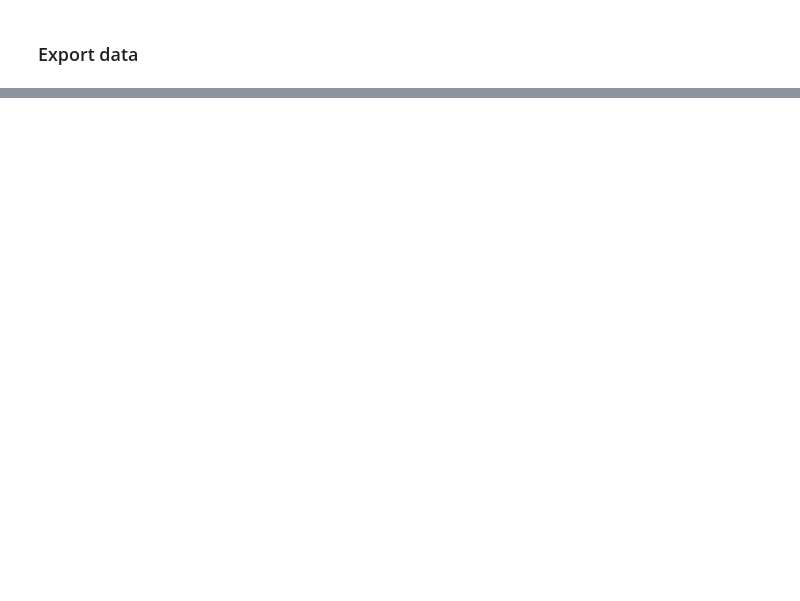
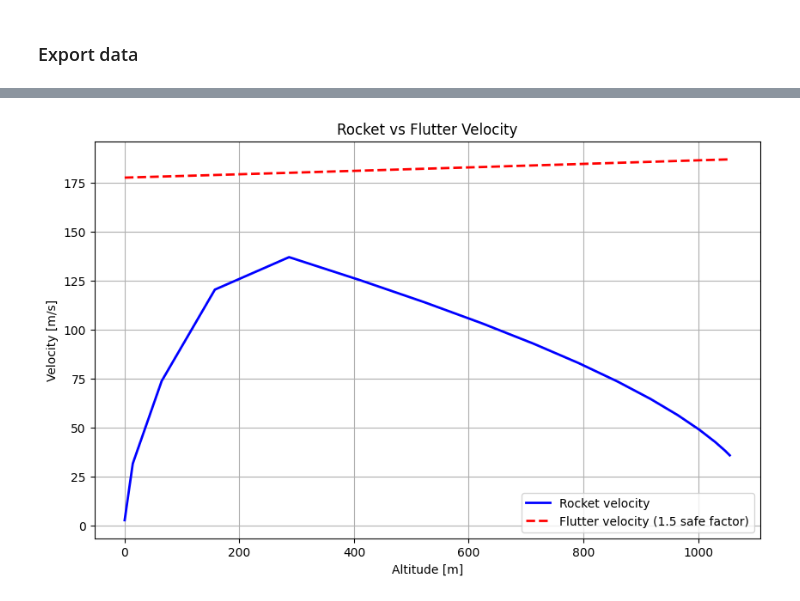
Before and after one commit to mesgus/Team-ITA-First-Steps---Mission-RDS1-Mk.2---31---Computational-analysis, a Jupyter notebook: RocketPY_1km.ipynb, the cells around one changed output, grey strips where cells are left out. Saved outputs shown, nothing was run; the diff lists cells and outputs as text; code cells hidden in the pictures; blank space fills up the shorter version.

```diff
--- a/RocketPY_1km.ipynb
+++ b/RocketPY_1km.ipynb
@@ -147,0 +233,88 @@ test_flight_balistic.plots.trajectory_3d(filename="trajectory_plot_1km_balistic.
+# %%
+T0_K = 288.15
+P0_Pa = 101325.0
+g0 = 9.80665
+R = 287.05287
+L_K_m = -0.0065
+H_tropo = 11000.0
+
+def T_K(alt_m):
+    if alt_m < H_tropo:
+        T = T0_K + L_K_m * alt_m
+    else:
+        T = 216.65
+    return T
+
+def p_Pa(alt_m):
+    T = T_K(alt_m)
+    if alt_m < H_tropo:
+        P = P0_Pa * (T / T0_K)**(-g0 / (L_K_m * R))
+    else:
+        P_tropo = 22632.1
+        T_tropo = 216.65
+        P = P_tropo * np.exp(-g0 * (alt_m - H_tropo) / (R * T_tropo))
+    return P
+
+def a_m_s(T_K):
+    gamma = 1.4
+    return np.sqrt(gamma * R * T_K)
+
+
+def flutter_velocity(alt: float) -> float:
+    G = 3.8e6
+    t = 2 / 1000
+    c_t = 60.172 / 1000
+    c = 125.172 / 1000
+    b = 65.000 / 1000
+
+    S = (c + c_t) * b / 2
+    A = b**2 / S
+    P = p_Pa(alt)
+    P_0 = P0_Pa
+    temp_K = T_K(alt)
+    a = a_m_s(temp_K)
+    l = c_t / c
+
+    termo_raiz_num = G * ((t/c)**3) * (A + 2)
+    termo_raiz_den = (270.552 * (A**3)) * ((l + 1) / 2) * (P / P_0)
+
+    Vf = a * np.sqrt(termo_raiz_num / termo_raiz_den)
+
+    return 0.67 * Vf
+
+
+df = pd.read_csv("Rocket_1km.csv", nrows=17)
+
+altitude = df[" Altitude AGL (m)"].values
+mach_number = df[" Mach Number"].values
+
+velocity_of_sound_at_alt = np.array([a_m_s(T_K(h)) for h in altitude])
+velocity = mach_number * velocity_of_sound_at_alt
+
+flutter = np.array([flutter_velocity(h) for h in altitude])
+
+plt.figure(figsize=(10, 6))
+
+plt.plot(
+    altitude, velocity,
+    label="Rocket velocity",
+    color="blue",
+    linewidth=2
+)
+
+plt.plot(
+    altitude, flutter,
+    label="Flutter velocity (1.5 safe factor)",
+    color="red",
+    linestyle='--',
+    linewidth=2
+)
+
+plt.xlabel("Altitude [m]")
+plt.ylabel("Velocity [m/s]")
+plt.title("Rocket vs Flutter Velocity")
+plt.legend()
+plt.grid(True)
+plt.show()
+# %% [output]
+[figure, added]
```
Also changed, not shown: parts of 8 cells of this notebook, 1 other file.
